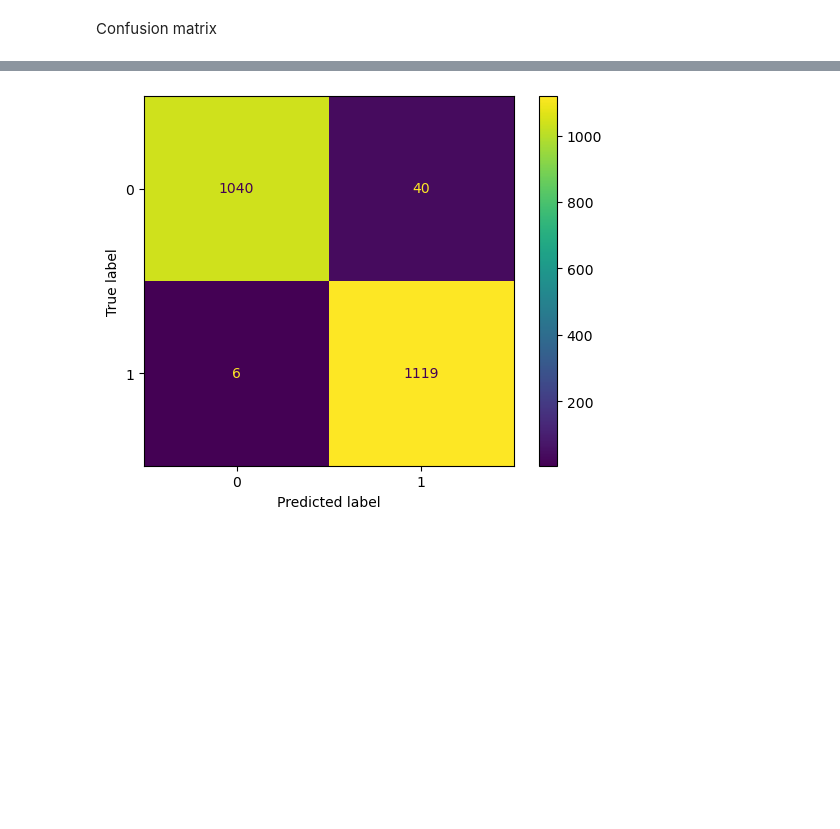
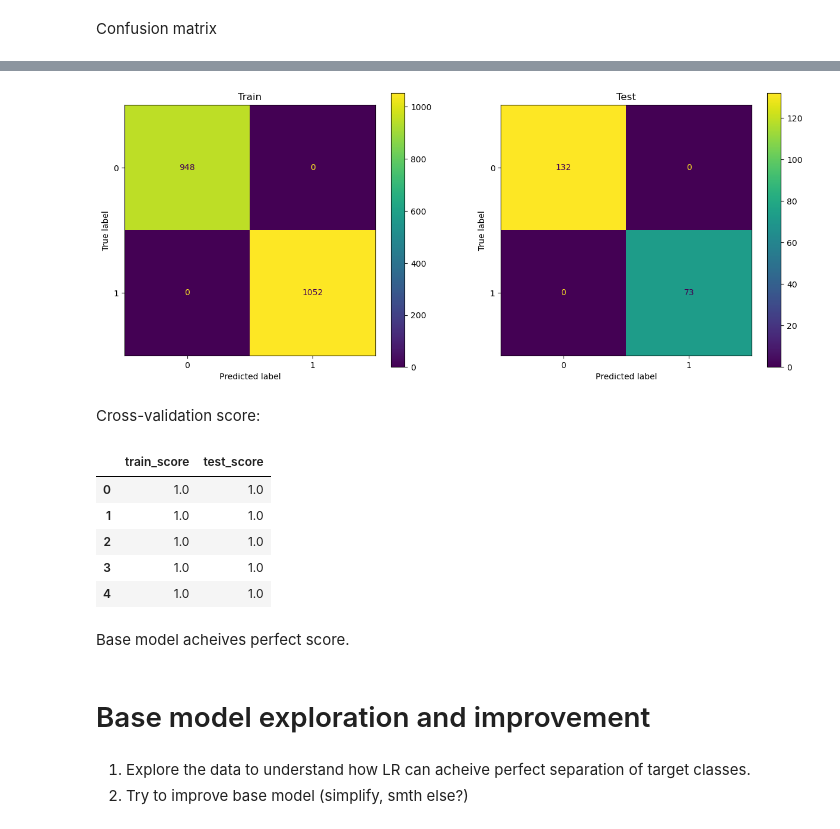
Before and after one commit to vcerchez/optimal-hydraulic, a Jupyter notebook: model.ipynb, the cells around one changed output, grey strips where cells are left out. Saved outputs shown, nothing was run; the diff lists cells and outputs as text; code cells hidden in the pictures; blank space fills up the shorter version.

Commit message:
WIP: almost finished model nb

```diff
--- a/model.ipynb
+++ b/model.ipynb
@@ -146,4 +109,0 @@ plt.show()
-# %%
-clf = make_pipeline(StandardScaler(), SVC(gamma='auto'))
-# %%
-clf.fit(X_train, y_train)
@@ -226,4 +109,0 @@ ax.grid()
-# %%
-clf = LinearDiscriminantAnalysis(n_components=1)
-# %%
-X_transformed = clf.fit_transform(X, y)
@@ -245,7 +110,29 @@ y_hat = clf.predict(X)
-# %%
-cm = confusion_matrix(y, y_hat, labels=clf.classes_)
-disp = ConfusionMatrixDisplay(confusion_matrix=cm, display_labels=clf.classes_)
-disp.plot()
-plt.show()
-# %% [output]
-[figure, removed]
+# %%
+fig, axs = plt.subplots(nrows=1, ncols=2, figsize=(15, 6))
+axs[0].set_title("Train")
+axs[1].set_title("Test")
+ConfusionMatrixDisplay.from_estimator(clf, X_train, y_train, ax=axs[0])
+ConfusionMatrixDisplay.from_estimator(clf, X_test, y_test, ax=axs[1])
+plt.show()
+# %% [output]
+[figure, added]
+# %% [markdown]
+Cross-validation score:
+# %%
+scores = cross_validate(LogisticRegression(random_state=0, max_iter=300), X, y, cv=5, scoring='accuracy', return_train_score=True)
+
+pd.DataFrame(scores)[['train_score', 'test_score']]
+# %% [output]
+|  | train_score | test_score |
+| 0 | 1.0 | 1.0 |
+| 1 | 1.0 | 1.0 |
+| 2 | 1.0 | 1.0 |
+| 3 | 1.0 | 1.0 |
+| 4 | 1.0 | 1.0 |
+# %% [markdown]
+Base model acheives perfect score.
+# %% [markdown]
+# Base model exploration and improvement
+# %% [markdown]
+1. Explore the data to understand how LR can acheive perfect separation of target classes.
+1. Try to improve base model (simplify, smth else?)
```
Also changed, not shown: parts of 96 cells of this notebook.
